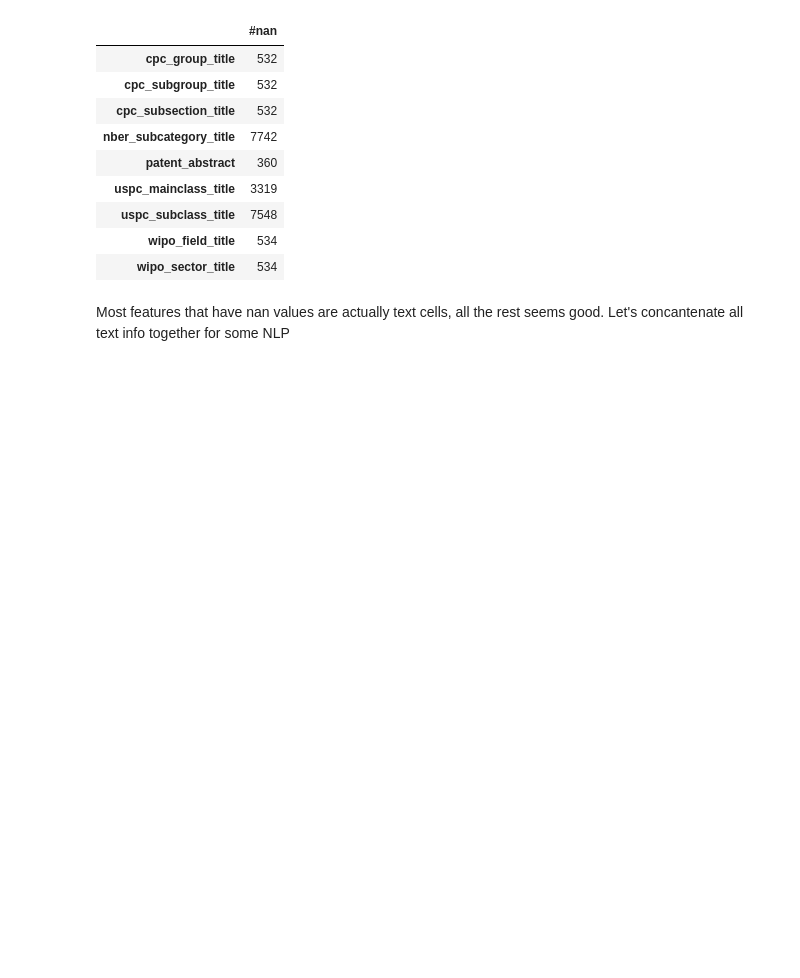
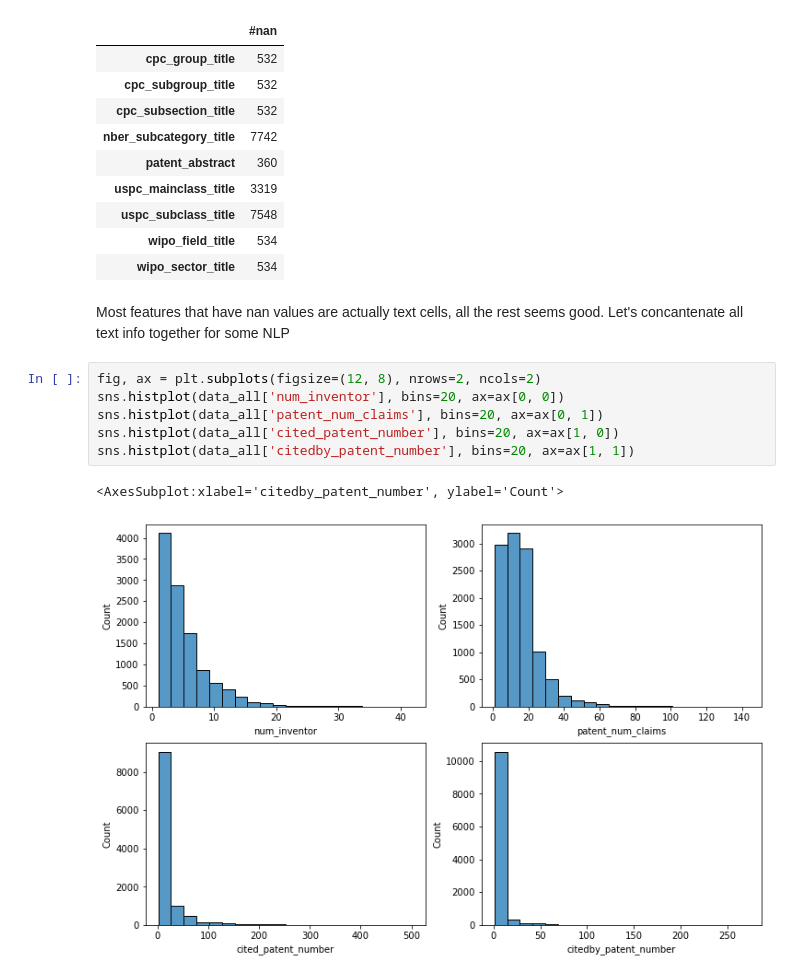
Before and after one commit to wvmrtn/mlf-project, a Jupyter notebook: main_patent_data_clean.ipynb, the cells around one changed output. Cells and saved outputs as stored; diff of their text form; blank space fills up the shorter version.

```diff
--- a/main_patent_data_clean.ipynb
+++ b/main_patent_data_clean.ipynb
@@ -45,3 +61,12 @@ pd.DataFrame(data = data_missing, columns=['#nan'])
 | wipo_sector_title | 534 |
 # %% [markdown]
 Most features that have nan values are actually text cells, all the rest seems good. Let's concantenate all text info together for some NLP
+# %%
+fig, ax = plt.subplots(figsize=(12, 8), nrows=2, ncols=2)
+sns.histplot(data_all['num_inventor'], bins=20, ax=ax[0, 0])
+sns.histplot(data_all['patent_num_claims'], bins=20, ax=ax[0, 1])
+sns.histplot(data_all['cited_patent_number'], bins=20, ax=ax[1, 0])
+sns.histplot(data_all['citedby_patent_number'], bins=20, ax=ax[1, 1])
+# %% [output]
+<AxesSubplot:xlabel='citedby_patent_number', ylabel='Count'>
+[figure, added]
```
Also changed, not shown: parts of 10 cells of this notebook.
